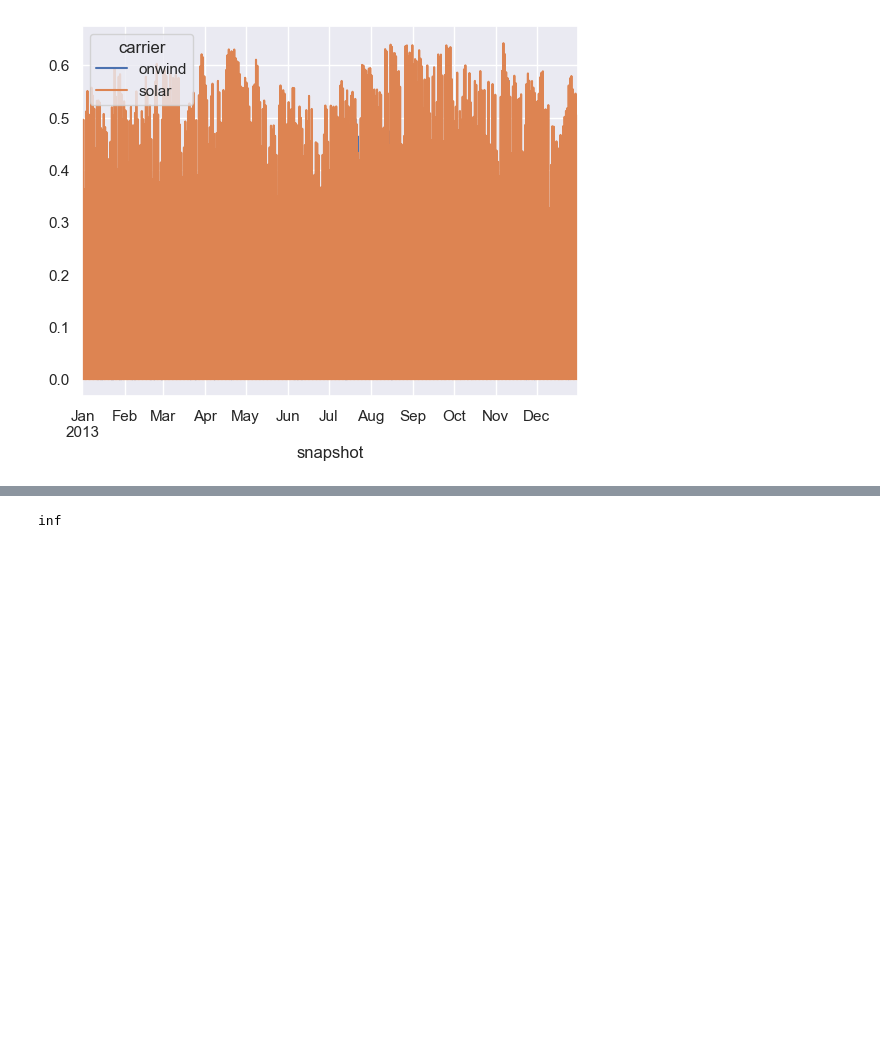
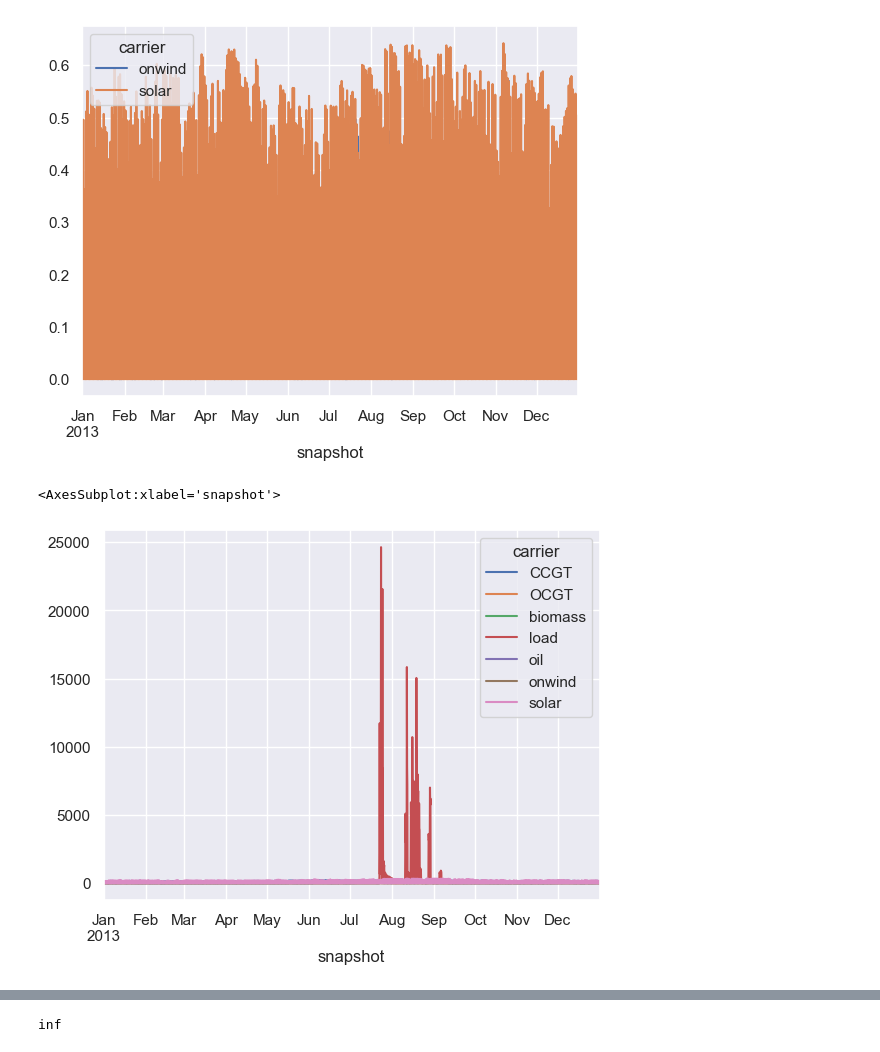
Before and after one commit to carlosfv92/pypsa-africa, a Jupyter notebook: Result_analysis/0_solve_network_results_BO.ipynb, the cells around one changed output, grey strips where cells are left out. Cells and saved outputs as stored; diff of their text form; code cells hidden in the pictures; blank space fills up the shorter version.

```diff
--- a/Result_analysis/0_solve_network_results_BO.ipynb
+++ b/Result_analysis/0_solve_network_results_BO.ipynb
@@ -310,3 +309,12 @@ n.generators_t.p_max_pu.groupby(n.generators.carrier, axis=1).mean().plot()
 # %% [output]
 <AxesSubplot:xlabel='snapshot'>
 [figure]
+# %%
+#excluded_carrier = 'load'
+#grouped_mean = n.generators_t.p.groupby(n.generators.carrier, axis=1).mean().drop(columns=excluded_carrier)
+#grouped_mean.plot(kind='line')
+
+n.generators_t.p.groupby(n.generators.carrier, axis=1).mean().plot()
+# %% [output]
+<AxesSubplot:xlabel='snapshot'>
+[figure, added]
```
Also changed, not shown: parts of 36 cells of this notebook, 3 other files.
